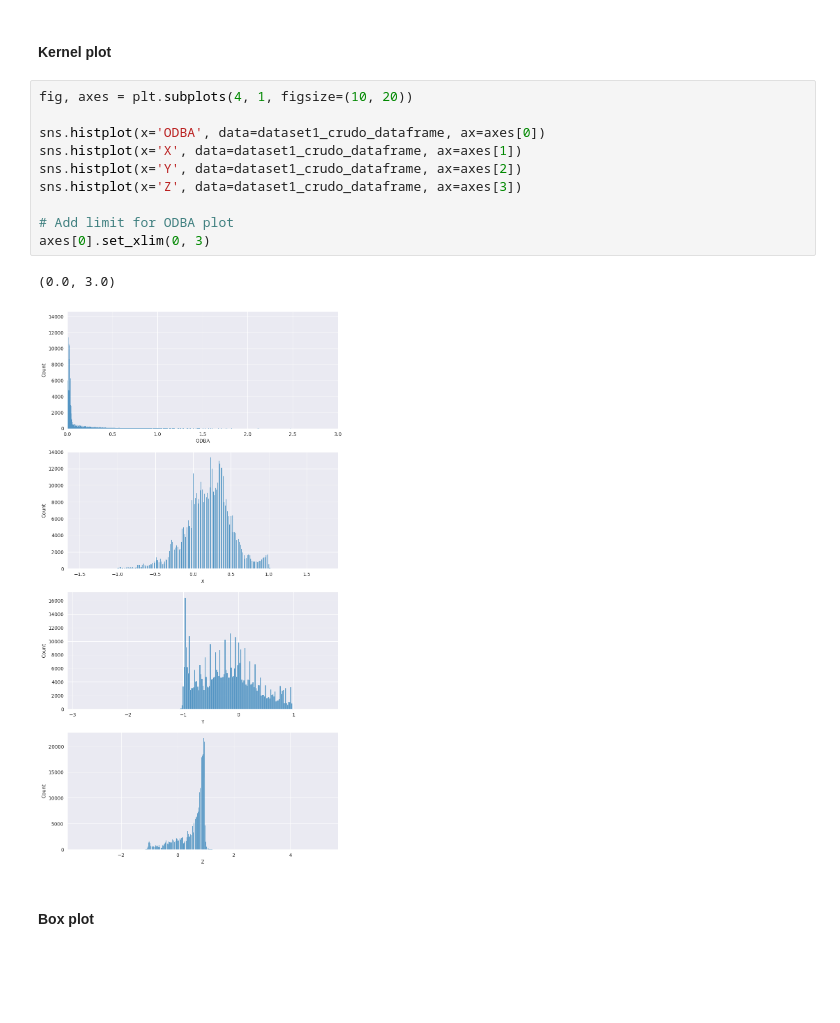
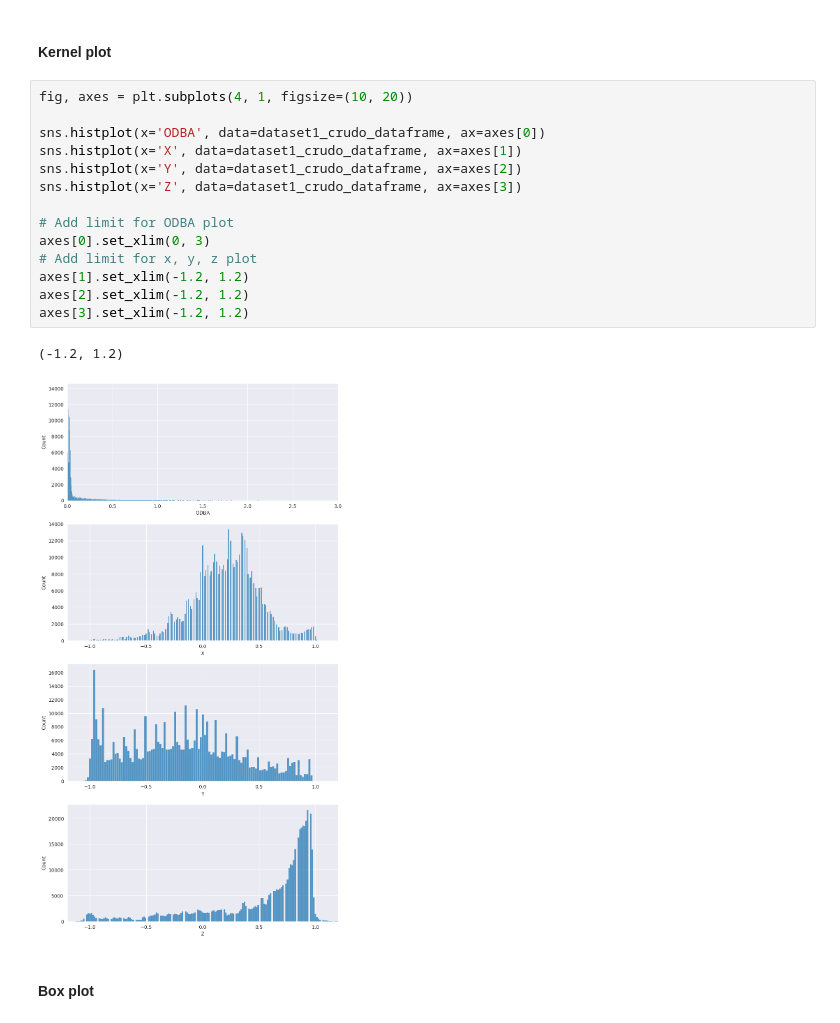
Before and after one commit to jbaez-utn/rnr-meleros, a Jupyter notebook: notebooks/1-eda-analisis-exploratorio.ipynb, the cells around one changed output. Drawn from its saved outputs; the diff is of its cells as text; blank space fills up the shorter version.

```diff
--- a/notebooks/1-eda-analisis-exploratorio.ipynb
+++ b/notebooks/1-eda-analisis-exploratorio.ipynb
@@ -493,16 +523,20 @@ Los datos numéricos de entrada para nuestros modelos seran las variables X, Y,
 # %%
 fig, axes = plt.subplots(4, 1, figsize=(10, 20))
 
 sns.histplot(x='ODBA', data=dataset1_crudo_dataframe, ax=axes[0])
 sns.histplot(x='X', data=dataset1_crudo_dataframe, ax=axes[1])
 sns.histplot(x='Y', data=dataset1_crudo_dataframe, ax=axes[2])
 sns.histplot(x='Z', data=dataset1_crudo_dataframe, ax=axes[3])
 
 # Add limit for ODBA plot
 axes[0].set_xlim(0, 3)
+# Add limit for x, y, z plot
+axes[1].set_xlim(-1.2, 1.2)
+axes[2].set_xlim(-1.2, 1.2)
+axes[3].set_xlim(-1.2, 1.2)
 # %% [output]
-(0.0, 3.0)
+(-1.2, 1.2)
-[figure, old version]
+[figure, new version]
 # %% [markdown]
 #### Box plot
 # %%
```
Also changed, not shown: parts of 21 cells of this notebook, 33 other files.
